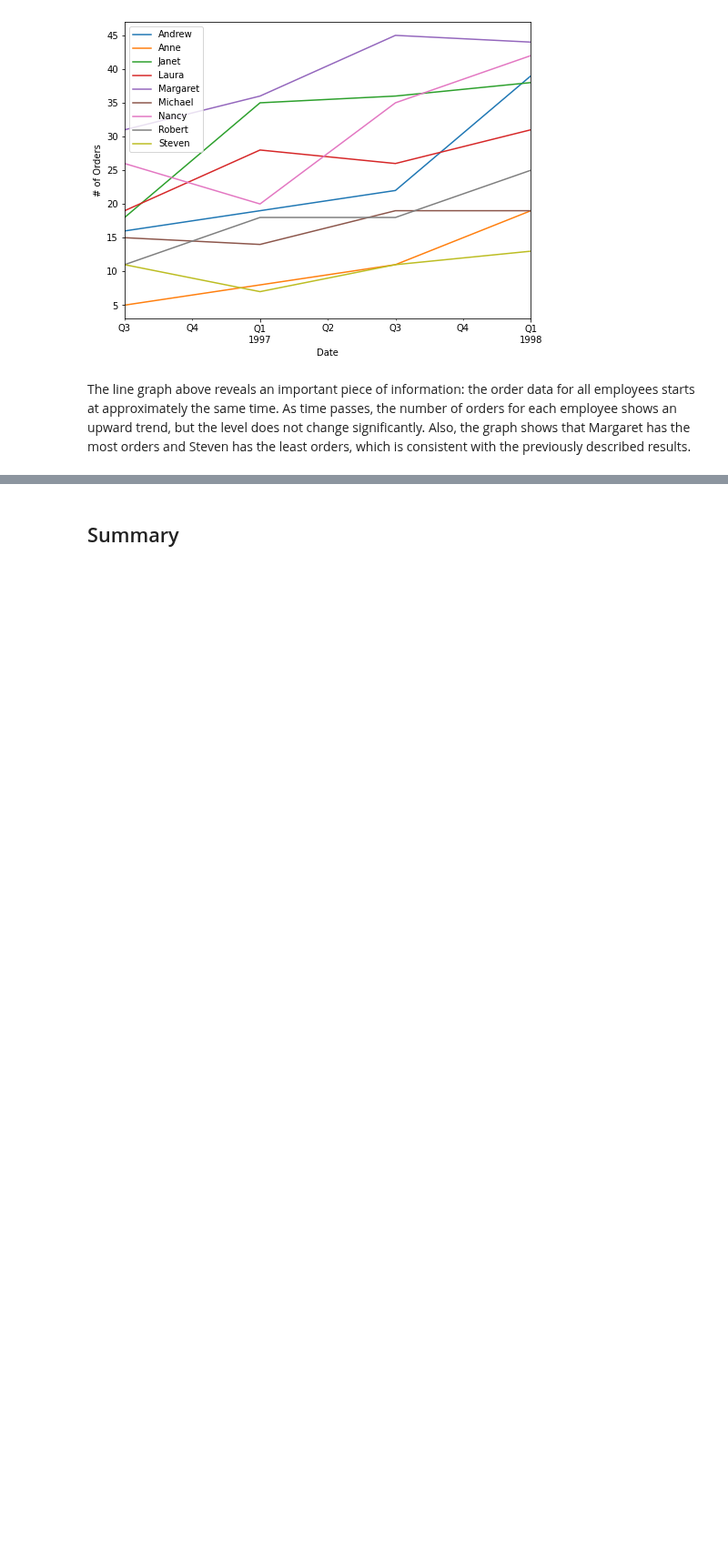
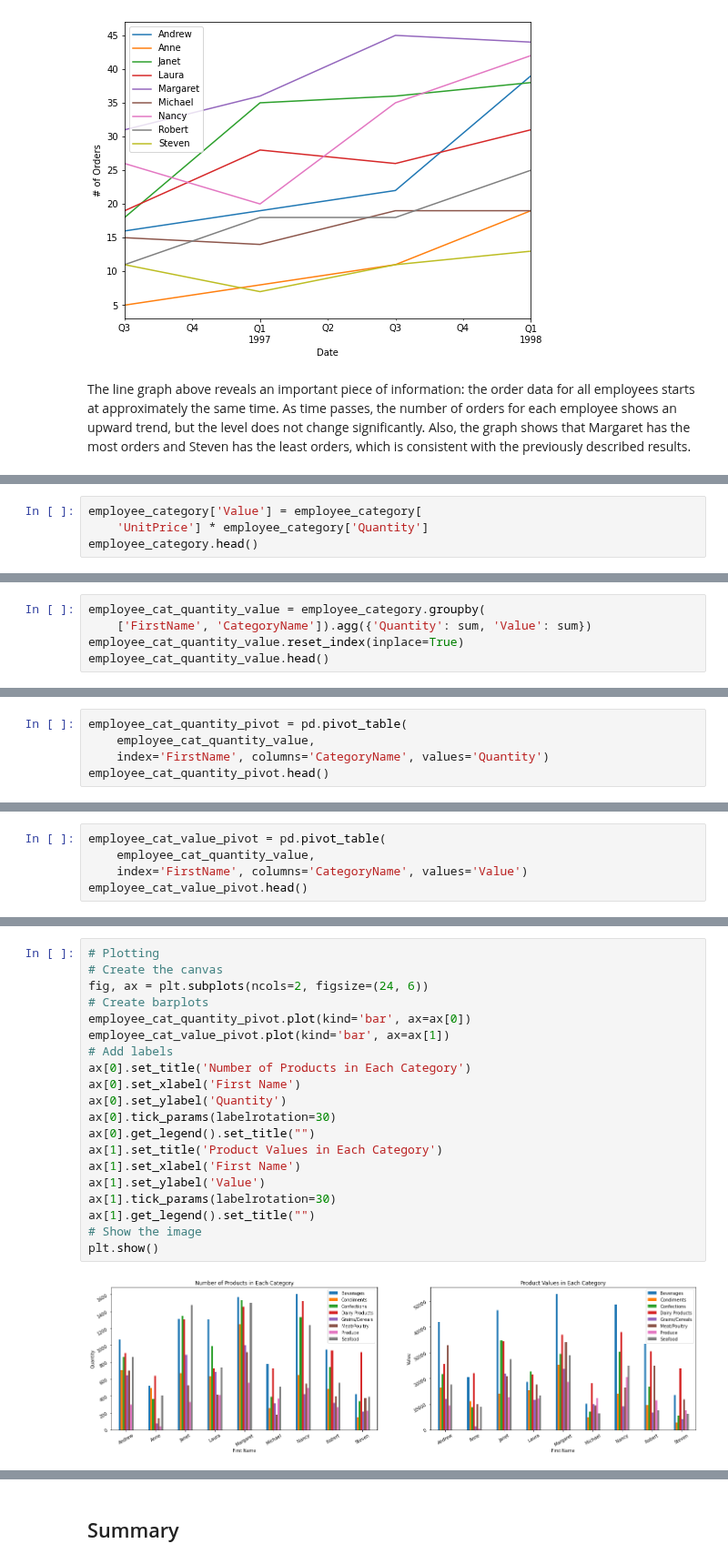
Before and after one commit to peshekhodko/ST590-Project2, a Jupyter notebook: Han_Li_Peshekhodko_ST590_Project2_P2.ipynb, the cells around one changed output, grey strips where cells are left out. Shown at 91% size. Saved outputs shown, nothing was run; the diff lists cells and outputs as text; blank space fills up the shorter version.

```diff
--- a/Han_Li_Peshekhodko_ST590_Project2_P2.ipynb
+++ b/Han_Li_Peshekhodko_ST590_Project2_P2.ipynb
@@ -127,0 +217,4 @@ The line graph above reveals an important piece of information: the order data f
+# %%
+employee_category['Value'] = employee_category[
+    'UnitPrice'] * employee_category['Quantity']
+employee_category.head()
@@ -127,0 +228,5 @@ The line graph above reveals an important piece of information: the order data f
+# %%
+employee_cat_quantity_value = employee_category.groupby(
+    ['FirstName', 'CategoryName']).agg({'Quantity': sum, 'Value': sum})
+employee_cat_quantity_value.reset_index(inplace=True)
+employee_cat_quantity_value.head()
@@ -127,0 +240,5 @@ The line graph above reveals an important piece of information: the order data f
+# %%
+employee_cat_quantity_pivot = pd.pivot_table(
+    employee_cat_quantity_value,
+    index='FirstName', columns='CategoryName', values='Quantity')
+employee_cat_quantity_pivot.head()
@@ -127,0 +253,5 @@ The line graph above reveals an important piece of information: the order data f
+# %%
+employee_cat_value_pivot = pd.pivot_table(
+    employee_cat_quantity_value,
+    index='FirstName', columns='CategoryName', values='Value')
+employee_cat_value_pivot.head()
@@ -127,0 +266,22 @@ The line graph above reveals an important piece of information: the order data f
+# %%
+# Plotting
+# Create the canvas
+fig, ax = plt.subplots(ncols=2, figsize=(24, 6))
+# Create barplots
+employee_cat_quantity_pivot.plot(kind='bar', ax=ax[0])
+employee_cat_value_pivot.plot(kind='bar', ax=ax[1])
+# Add labels
+ax[0].set_title('Number of Products in Each Category')
+ax[0].set_xlabel('First Name')
+ax[0].set_ylabel('Quantity')
+ax[0].tick_params(labelrotation=30)
+ax[0].get_legend().set_title("")
+ax[1].set_title('Product Values in Each Category')
+ax[1].set_xlabel('First Name')
+ax[1].set_ylabel('Value')
+ax[1].tick_params(labelrotation=30)
+ax[1].get_legend().set_title("")
+# Show the image
+plt.show()
+# %% [output]
+[figure, added]
```
Also changed, not shown: parts of 13 cells of this notebook.
